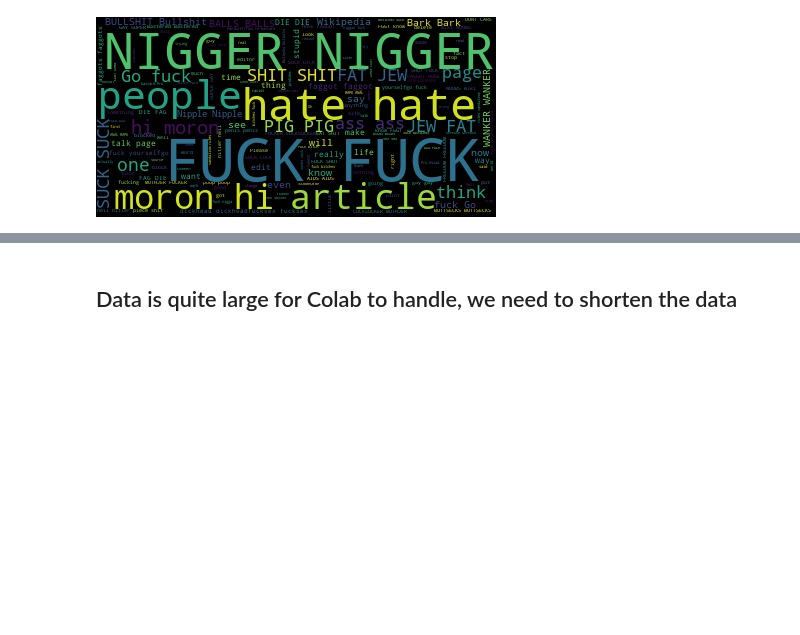
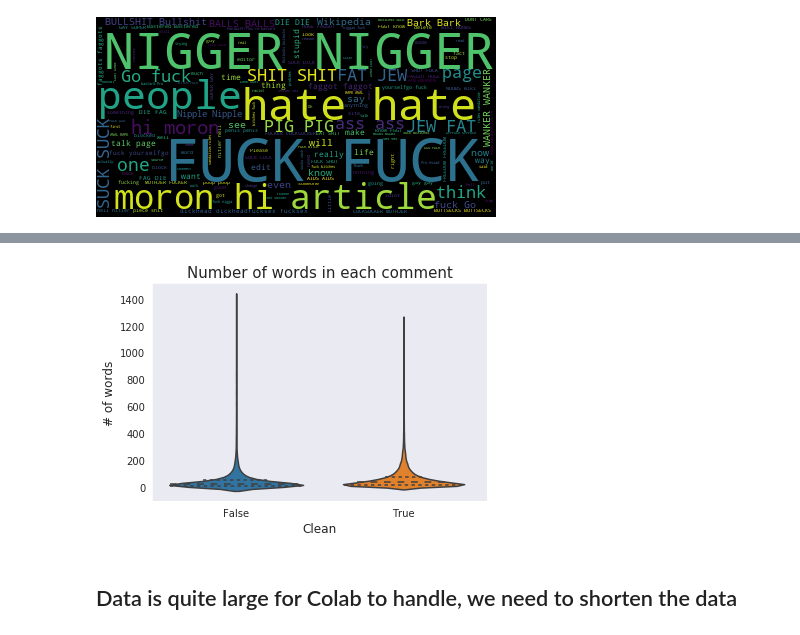
Before and after one commit to shivam-kotwalia/data-science-project, a Jupyter notebook: Multi_label_and_multi_class_classification_NLP.ipynb, the cells around one changed output, grey strips where cells are left out. Drawn from its saved outputs; the diff is of its cells as text; code cells hidden in the pictures; blank space fills up the shorter version.

```diff
--- a/Multi_label_and_multi_class_classification_NLP.ipynb
+++ b/Multi_label_and_multi_class_classification_NLP.ipynb
@@ -151,3 +190,15 @@ df["word_count"] = df.comm
+# %%
+# Create a new column called Clean word if they are not toxic
+df["clean"] = False
+df.loc[df.loc[:, "toxic":"identity_hate"].sum(axis=1) == 0, "clean"] = True
+# %%
+sns.violinplot(y="word_count", x="clean", data = df, split=True, inner="quart")
+plt.xlabel('Clean', fontsize=12)
+plt.ylabel('# of words', fontsize=12)
+plt.title("Number of words in each comment", fontsize=15)
+plt.show()
+# %% [output]
+[figure, added]
 # %% [markdown]
 ## Data is quite large for Colab to handle, we need to shorten the data
 # %%
```
Also changed, not shown: parts of 8 cells of this notebook.
